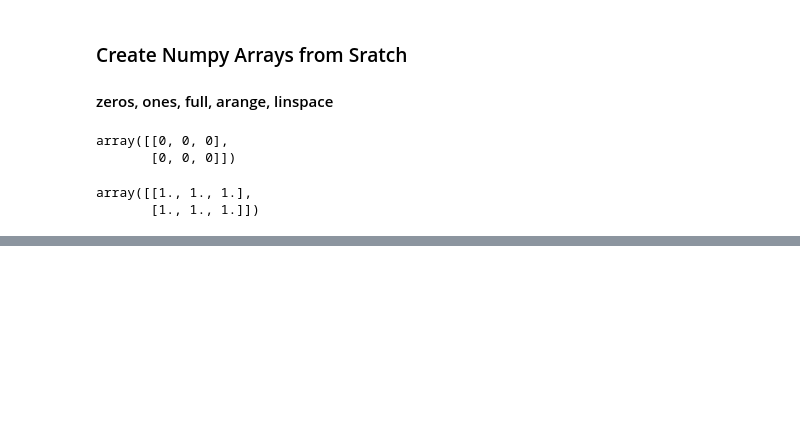
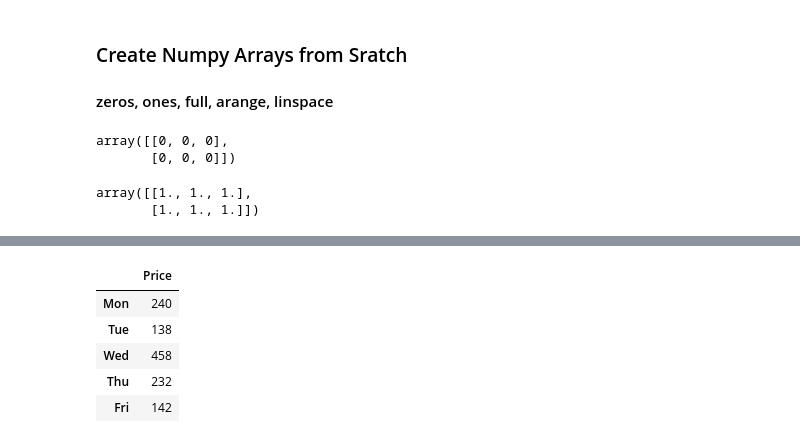
Before and after one commit to nttugit/learn-machine_learning, a Jupyter notebook: Libraries/Numpy.ipynb, the cells around one changed output, grey strips where cells are left out. Drawn from its saved outputs; the diff is of its cells as text; code cells hidden in the pictures; blank space fills up the shorter version.

```diff
--- a/Libraries/Numpy.ipynb
+++ b/Libraries/Numpy.ipynb
@@ -69,0 +503,10 @@ array([[1., 1., 1.],
+# %%
+total_prices_per_week = weekly_sales@prices.T
+total_prices_per_week
+# %% [output]
+|  | Price |
+| Mon | 240 |
+| Tue | 138 |
+| Wed | 458 |
+| Thu | 232 |
+| Fri | 142 |
```
Also changed, not shown: parts of 86 cells of this notebook, 3 other files.
